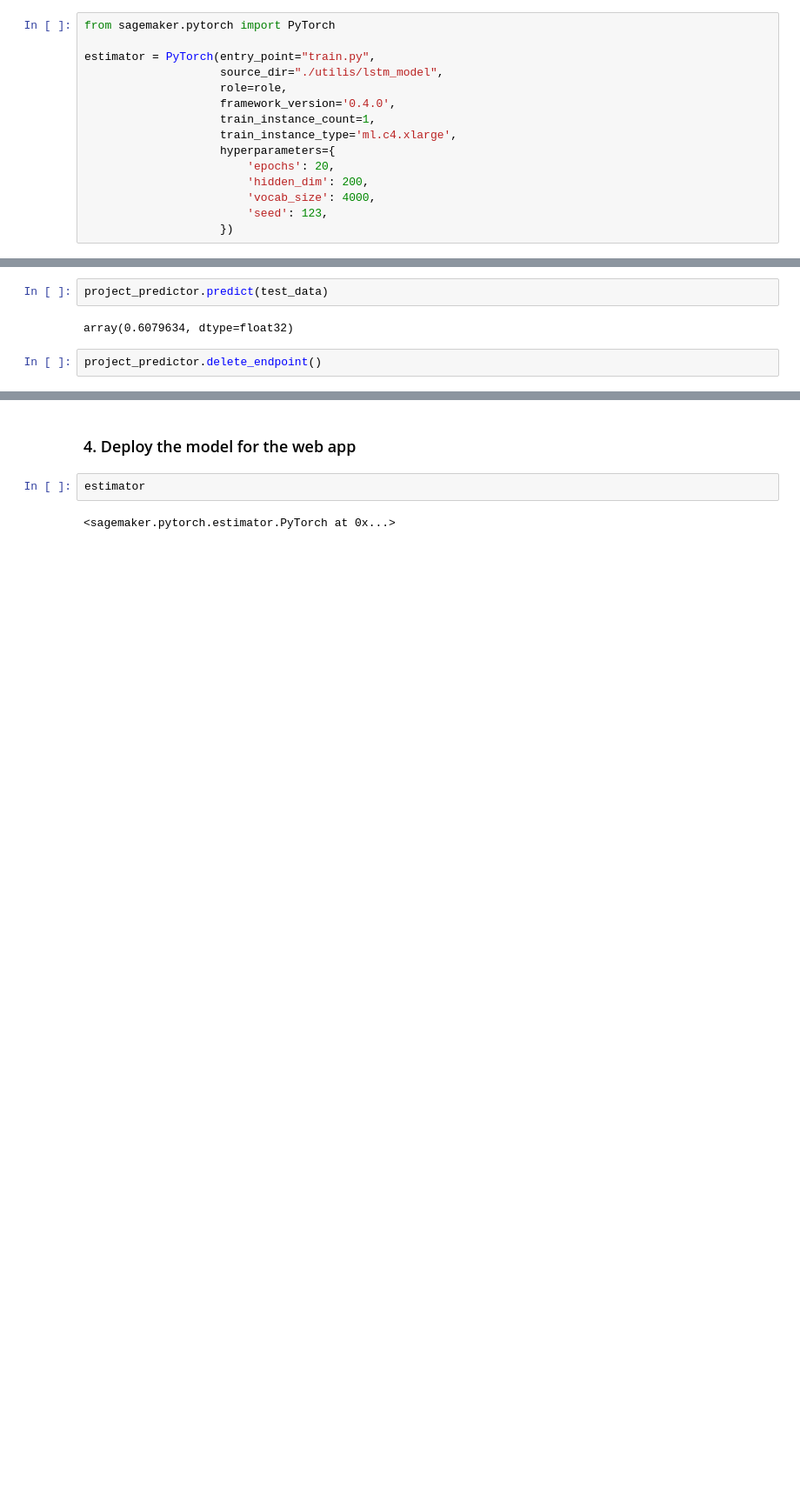
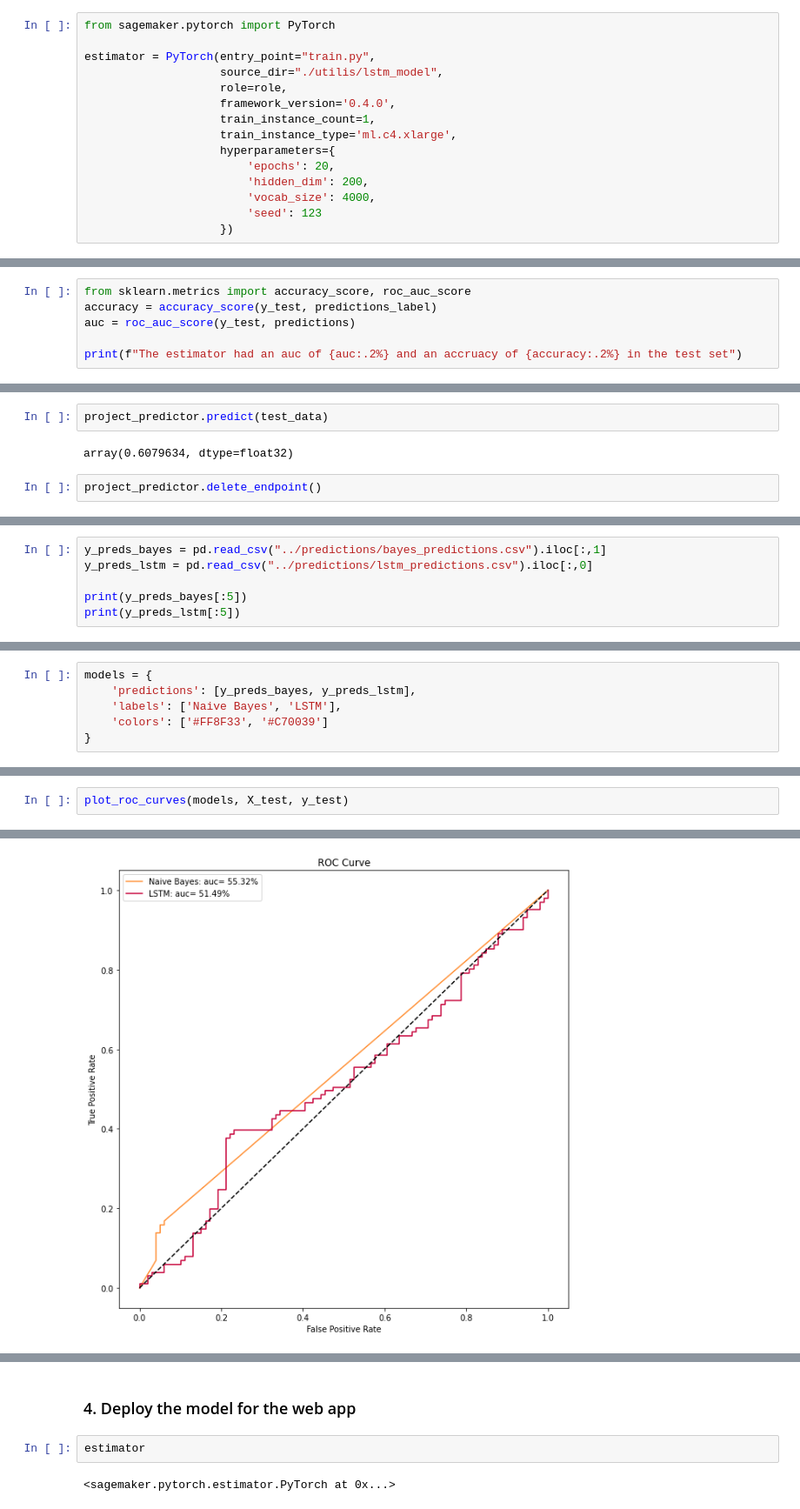
Before and after one commit to francisco-alier/udacity-ml-engineer, a Jupyter notebook: 04_Capstone_Project/notebooks/03_Model_Training_SageMaker.ipynb, the cells around one changed output, grey strips where cells are left out. Shown at 87% size. Cells and saved outputs as stored; diff of their text form; blank space fills up the shorter version.

Commit message:
add model validation plots and check metrics of bayes vs lstm

```diff
--- a/04_Capstone_Project/notebooks/03_Model_Training_SageMaker.ipynb
+++ b/04_Capstone_Project/notebooks/03_Model_Training_SageMaker.ipynb
@@ -291,7 +305,7 @@ estimator = PyTorch(entry_point="train.py",
                         'epochs': 20,
                         'hidden_dim': 200,
                         'vocab_size': 4000,
-                        'seed': 123,
+                        'seed': 123
                     })
 # %%
 estimator.fit({'training': data})
@@ -351,0 +354,6 @@ roc_auc_score(y_test, predictions)
+# %%
+from sklearn.metrics import accuracy_score, roc_auc_score
+accuracy = accuracy_score(y_test, predictions_label)
+auc = roc_auc_score(y_test, predictions)
+
+print(f"The estimator had an auc of {auc:.2%} and an accruacy of {accuracy:.2%} in the test set")
@@ -424,0 +443,6 @@ project_predictor.delete_endpoint()
+# %%
+y_preds_bayes = pd.read_csv("../predictions/bayes_predictions.csv").iloc[:,1]
+y_preds_lstm = pd.read_csv("../predictions/lstm_predictions.csv").iloc[:,0]
+
+print(y_preds_bayes[:5])
+print(y_preds_lstm[:5])
@@ -424,0 +474,6 @@ project_predictor.delete_endpoint()
+# %%
+models = {
+    'predictions': [y_preds_bayes, y_preds_lstm],
+    'labels': ['Naive Bayes', 'LSTM'],
+    'colors': ['#FF8F33', '#C70039']
+}
@@ -424,0 +577,3 @@ project_predictor.delete_endpoint()
+# %%
+plot_roc_curves(models, X_test, y_test)
+# %% [output]
@@ -424,0 +581 @@ project_predictor.delete_endpoint()
+[figure, added]
```
Also changed, not shown: parts of 24 cells of this notebook, 2 other files.
